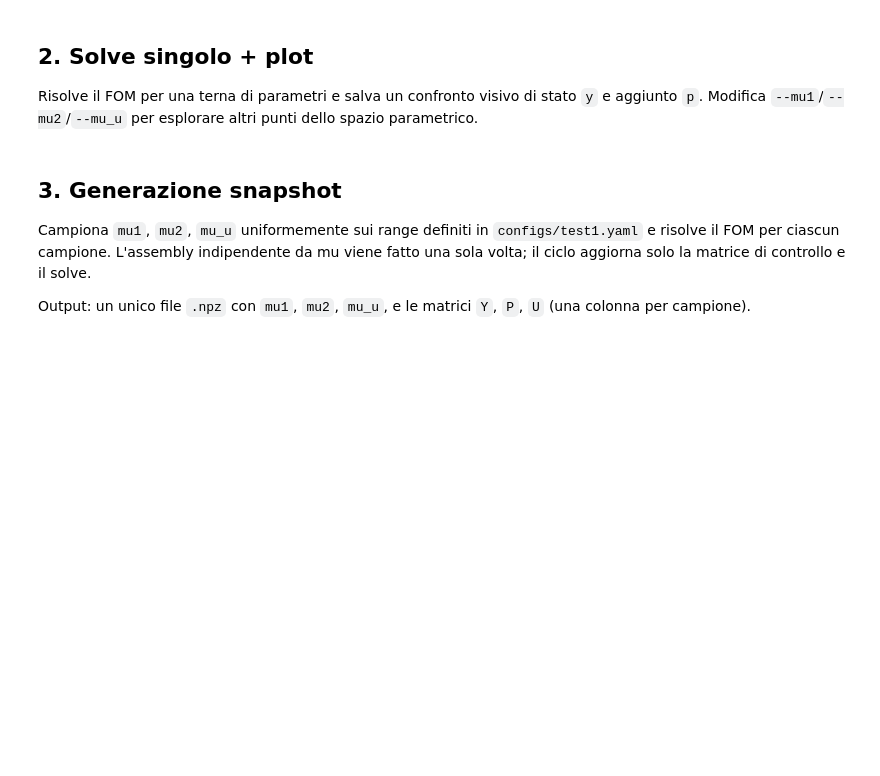
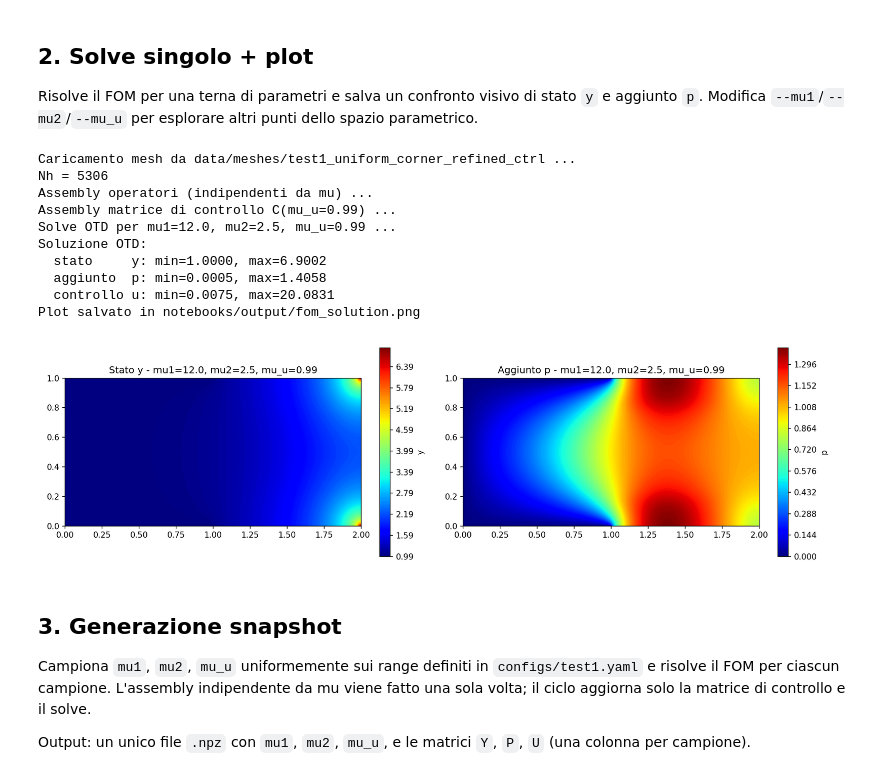
Before and after one commit to roccnroll/vbOCP, a Jupyter notebook: notebooks/run_fom_pipeline.ipynb, the cells around one changed output. Drawn from its saved outputs; the diff is of its cells as text; code cells hidden in the pictures; blank space fills up the shorter version.

Commit message:
Merge command+display cells in ROM notebook (single cell for run + plot), matching FOM notebook pattern

```diff
--- a/notebooks/run_fom_pipeline.ipynb
+++ b/notebooks/run_fom_pipeline.ipynb
@@ -39,5 +45,22 @@ Risolve il FOM per una terna di parametri e salva un confronto visivo di stato `
 # %%
 !python -m src.full_order.run_single_solve \
     --config {CONFIG_PATH} \
-    --mu1 12 --mu2 2.5 --mu_u 0.99 \
+    --mu1 12 \
+    --mu2 2.5 \
+    --mu_u 0.99 \
     --plot --output {PLOT_PATH}
+
+from IPython.display import Image
+Image(PLOT_PATH)
+# %% [output]
+Caricamento mesh da data/meshes/test1_uniform_corner_refined_ctrl ...
+Nh = 5306
+Assembly operatori (indipendenti da mu) ...
+Assembly matrice di controllo C(mu_u=0.99) ...
+Solve OTD per mu1=12.0, mu2=2.5, mu_u=0.99 ...
+Soluzione OTD:
+  stato     y: min=1.0000, max=6.9002
+  aggiunto  p: min=0.0005, max=1.4058
+  controllo u: min=0.0075, max=20.0831
+Plot salvato in notebooks/output/fom_solution.png
+[figure, added]
```
Also changed, not shown: parts of 4 cells of this notebook, 1 other file.
